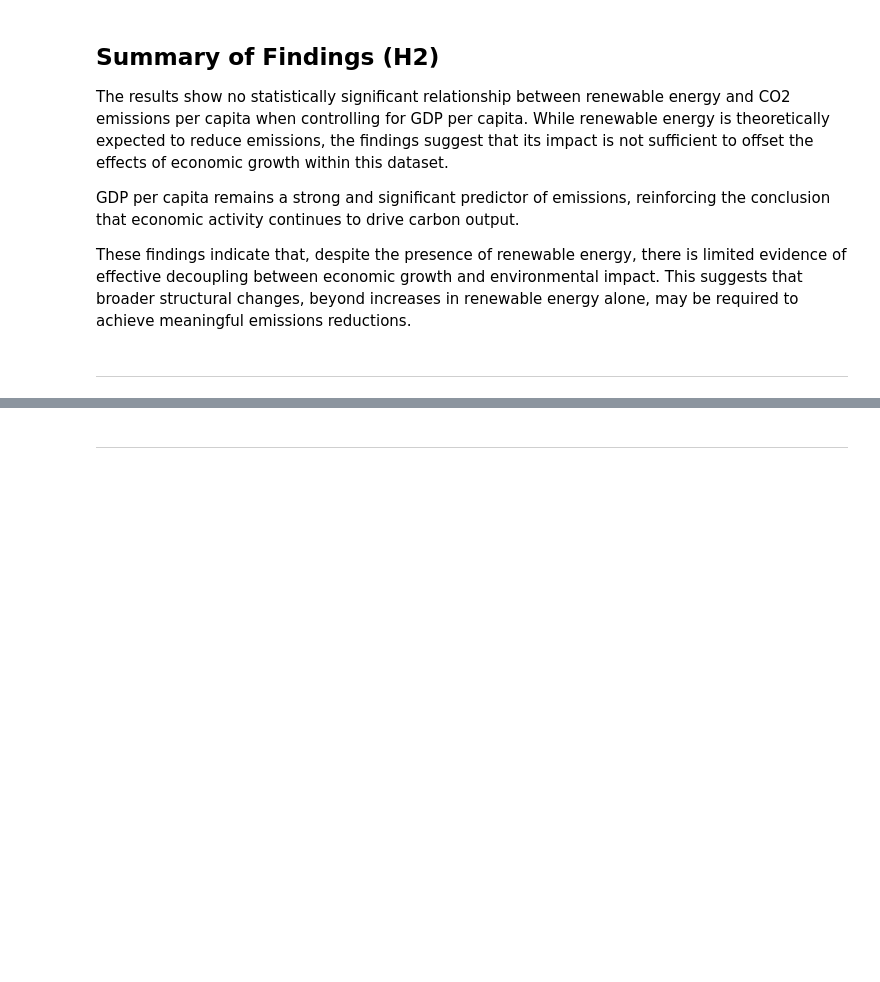
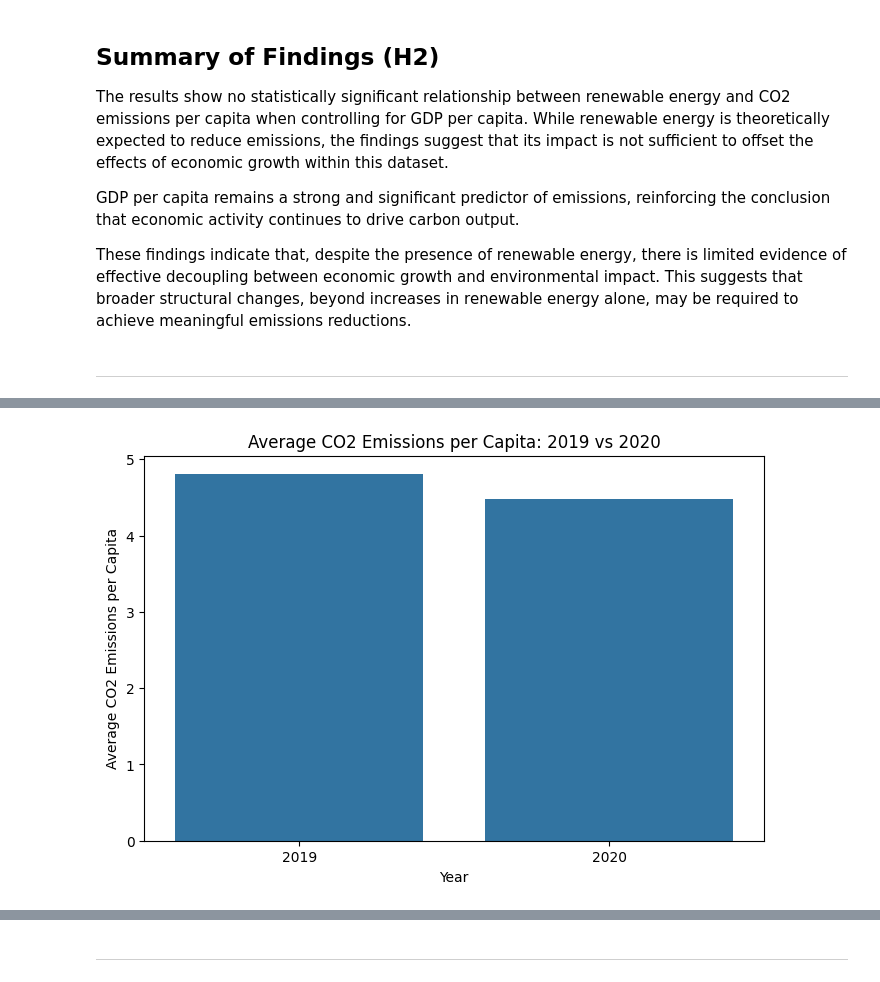
Before and after one commit to HaveTimeDrinkTea/world_carbon_money_heat_analysis, a Jupyter notebook: jupyter_notebooks/hypothesis_testing.ipynb, the cells around one changed output, grey strips where cells are left out. Drawn from its saved outputs; the diff is of its cells as text; code cells hidden in the pictures; blank space fills up the shorter version.

Commit message:
Complete hypothesis testing notebook including H1–H4 analysis, visualisations, and final conclusions

```diff
--- a/jupyter_notebooks/hypothesis_testing.ipynb
+++ b/jupyter_notebooks/hypothesis_testing.ipynb
@@ -594,16 +615,48 @@ This method is appropriate because it controls for country-level differences and
 # %%
-# Placeholder code for Hypothesis 3 statistical test.
-# This test will compare the same countries across 2019 and 2020 once the final merged dataset is available.
+# Visualisation: Average CO2 emissions per capita (2019 vs 2020).
 
-# covid_data = df_merged[df_merged["year"].isin([2019, 2020])][["country_code_iso3", "year", "co2_pc"]].dropna()
 
-# covid_pivot = covid_data.pivot(
-#     index="country_code_iso3",
-#     columns="year",
-#     values="co2_pc"
-# ).dropna()
+# Purpose: To compare average CO2 emissions per capita between 2019 and 2020 in order to visually assess whether emissions decreased during this period.
+# This supports the paired t-test by providing a simple, intuitive comparison of the mean values across the two years.
 
-# t_stat, p_val = ttest_rel(covid_pivot[2019], covid_pivot[2020])
 
-# print("Paired t-test statistic:", t_stat)
-# print("p-value:", p_val)
+# Method: A bar chart is used to display the average CO2 emissions per capita for each year.
+# Each bar represents the mean emissions across all matched countries included in the paired analysis.
+# This allows for an easy visual comparison of changes in emissions between the two time points.
+
+
+# Step 1: Create a summary dataframe for plotting.
+# This contains the mean CO2 emissions for each year.
+
+h3_summary = pd.DataFrame({
+    "year": ["2019", "2020"],
+    "mean_co2_per_capita": [mean_2019, mean_2020]
+})
+
+
+# Step 2: Set up the figure size for readability.
+
+plt.figure(figsize=(8, 5))
+
+
+# Step 3: Create the bar plot.
+
+sns.barplot(
+    data=h3_summary,
+    x="year",
+    y="mean_co2_per_capita"
+)
+
+
+# Step 4: Add clear titles and labels.
+
+plt.title("Average CO2 Emissions per Capita: 2019 vs 2020")
+plt.xlabel("Year")
+plt.ylabel("Average CO2 Emissions per Capita")
+
+
+# Step 5: Display the plot.
+
+plt.show()
+# %% [output]
+[figure, added]
```
Also changed, not shown: parts of 19 cells of this notebook.
